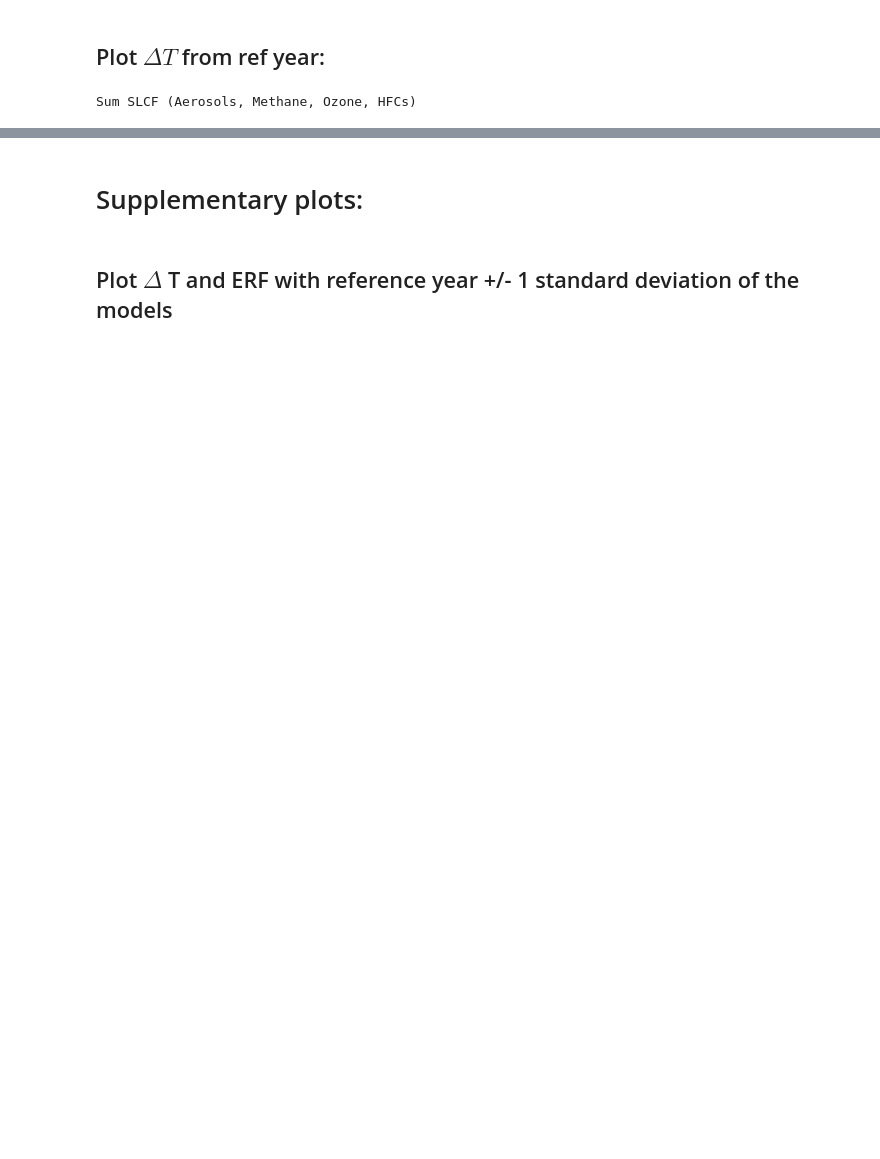
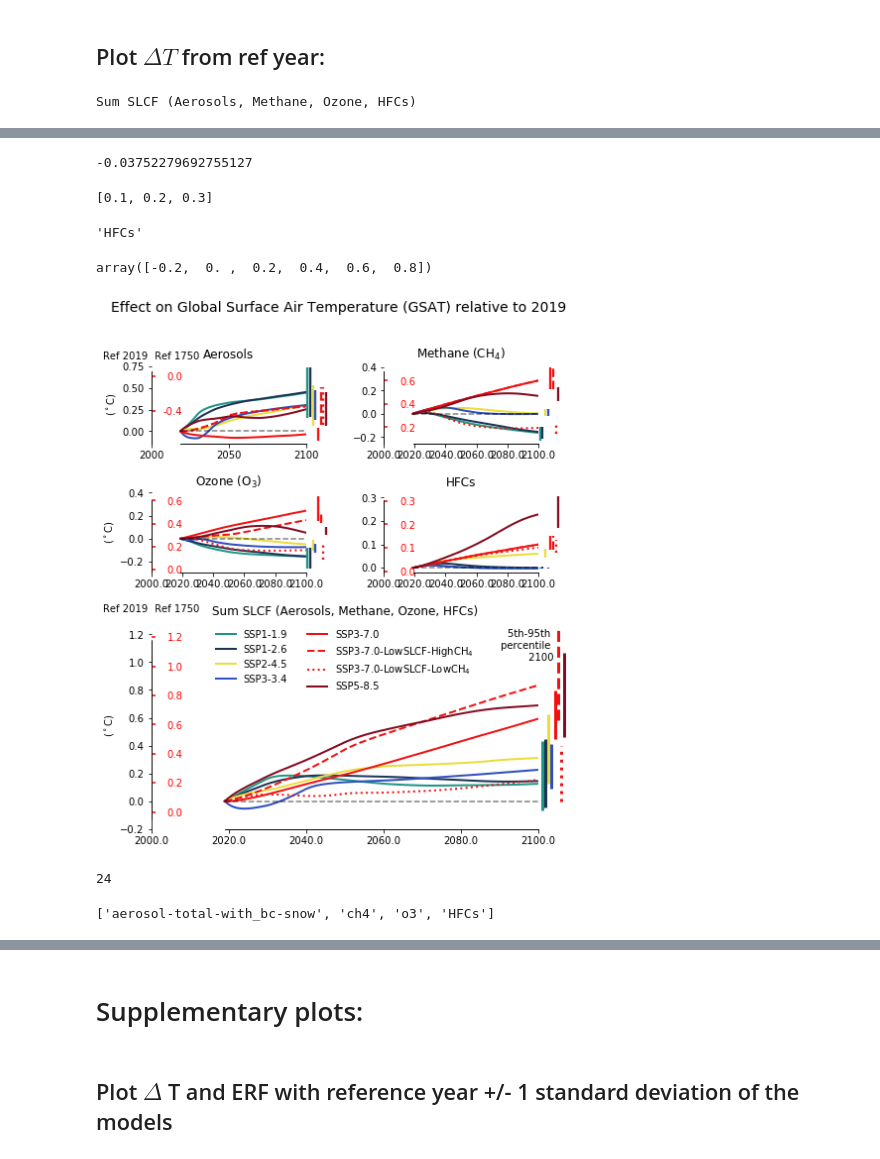
Before and after one commit to sarambl/AR6_CH6_RCMIPFIGS, a Jupyter notebook: ar6_ch6_rcmipfigs/notebooks/recommandation/03-1_delta_T_plot_recommendation.ipynb, the cells around one changed output, grey strips where cells are left out. Saved outputs shown, nothing was run; the diff lists cells and outputs as text; code cells hidden in the pictures; blank space fills up the shorter version.

```diff
--- a/ar6_ch6_rcmipfigs/notebooks/recommandation/03-1_delta_T_plot_recommendation.ipynb
+++ b/ar6_ch6_rcmipfigs/notebooks/recommandation/03-1_delta_T_plot_recommendation.ipynb
@@ -416,0 +488,29 @@ HFCs
+# %%
+diff
+# %% [output]
+-0.03752279692755127
+# %%
+ytick_dic_pi[var]
+# %% [output]
+[0.1, 0.2, 0.3]
+# %%
+var
+# %% [output]
+'HFCs'
+# %%
+ax.get_yticks()[ax.get_yticks()<0.9]
+# %% [output]
+array([-0.2,  0. ,  0.2,  0.4,  0.6,  0.8])
+# %%
+ax.set_yticks(ax.get_yticks()[:-1])#[:-1])
+fig2
+# %% [output]
+[figure, added]
+# %%
+print('%.0f'%23.555)
+# %% [output]
+24
+# %%
+variables_erf_comp
+# %% [output]
+['aerosol-total-with_bc-snow', 'ch4', 'o3', 'HFCs']
```
Also changed, not shown: parts of 31 cells of this notebook, 1 other file.
